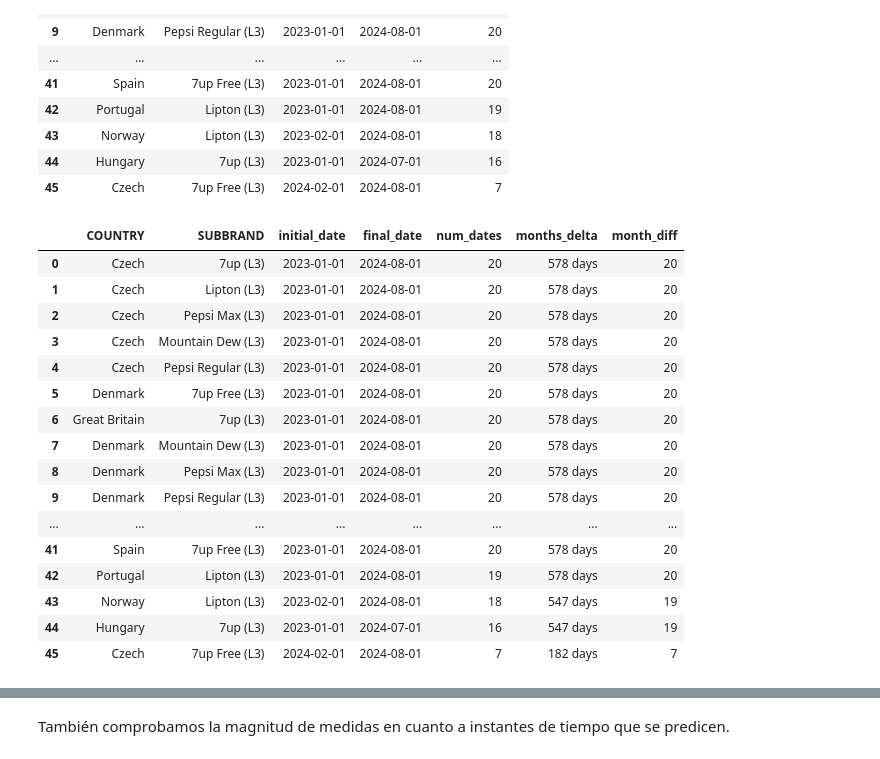
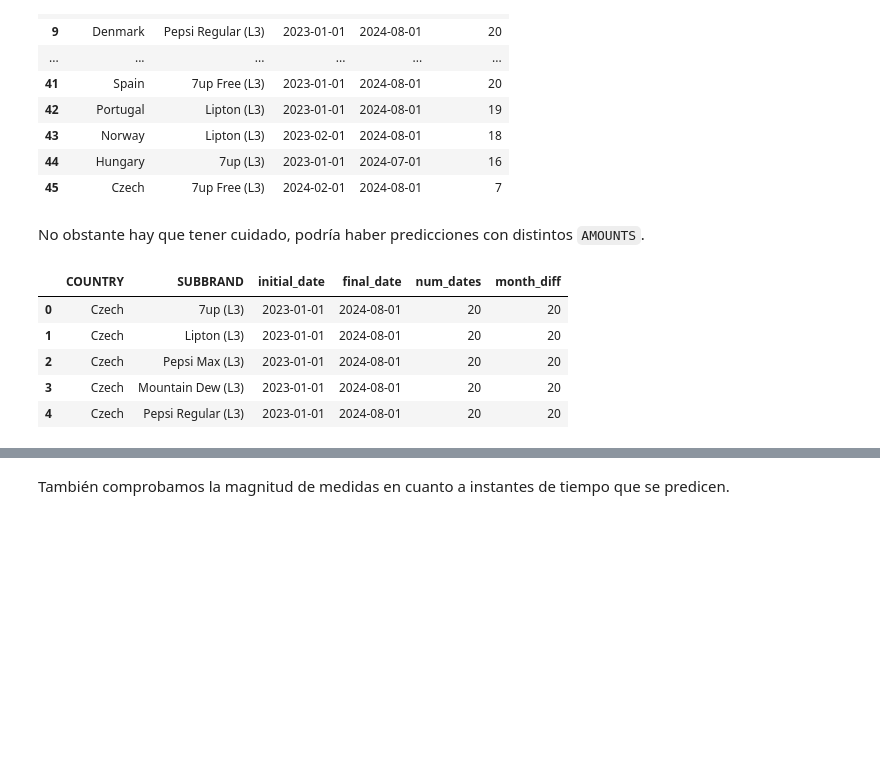
Before and after one commit to Alf-caput/data-visualization, a Jupyter notebook: ejercicios-clase/ejercicio3.ipynb, the cells around one changed output, grey strips where cells are left out. Saved outputs shown, nothing was run; the diff lists cells and outputs as text; code cells hidden in the pictures; blank space fills up the shorter version.

Commit message:
Check num_dates vs month_diff

```diff
--- a/ejercicios-clase/ejercicio3.ipynb
+++ b/ejercicios-clase/ejercicio3.ipynb
@@ -259,24 +259,15 @@ actuals_dates_registered
 | 43 | Norway | Lipton (L3) | 2023-02-01 | 2024-08-01 | 18 |
 | 44 | Hungary | 7up (L3) | 2023-01-01 | 2024-07-01 | 16 |
 | 45 | Czech | 7up Free (L3) | 2024-02-01 | 2024-08-01 | 7 |
+# %% [markdown]
+No obstante hay que tener cuidado, podría haber predicciones con distintos `AMOUNTS`.
 # %%
 actuals_dates_registered['month_diff'] = (actuals_dates_registered["final_date"].dt.to_period("M") - actuals_dates_registered["initial_date"].dt.to_period("M")).apply(lambda x: x.n + 1)
-actuals_dates_registered
+actuals_dates_registered.head()
 # %% [output]
-|  | COUNTRY | SUBBRAND | initial_date | final_date | num_dates | months_delta | month_diff |
-| 0 | Czech | 7up (L3) | 2023-01-01 | 2024-08-01 | 20 | 578 days | 20 |
-| 1 | Czech | Lipton (L3) | 2023-01-01 | 2024-08-01 | 20 | 578 days | 20 |
-| 2 | Czech | Pepsi Max (L3) | 2023-01-01 | 2024-08-01 | 20 | 578 days | 20 |
-| 3 | Czech | Mountain Dew (L3) | 2023-01-01 | 2024-08-01 | 20 | 578 days | 20 |
-| 4 | Czech | Pepsi Regular (L3) | 2023-01-01 | 2024-08-01 | 20 | 578 days | 20 |
-| 5 | Denmark | 7up Free (L3) | 2023-01-01 | 2024-08-01 | 20 | 578 days | 20 |
-| 6 | Great Britain | 7up (L3) | 2023-01-01 | 2024-08-01 | 20 | 578 days | 20 |
-| 7 | Denmark | Mountain Dew (L3) | 2023-01-01 | 2024-08-01 | 20 | 578 days | 20 |
-| 8 | Denmark | Pepsi Max (L3) | 2023-01-01 | 2024-08-01 | 20 | 578 days | 20 |
-| 9 | Denmark | Pepsi Regular (L3) | 2023-01-01 | 2024-08-01 | 20 | 578 days | 20 |
-| ... | ... | ... | ... | ... | ... | ... | ... |
-| 41 | Spain | 7up Free (L3) | 2023-01-01 | 2024-08-01 | 20 | 578 days | 20 |
-| 42 | Portugal | Lipton (L3) | 2023-01-01 | 2024-08-01 | 19 | 578 days | 20 |
-| 43 | Norway | Lipton (L3) | 2023-02-01 | 2024-08-01 | 18 | 547 days | 19 |
-| 44 | Hungary | 7up (L3) | 2023-01-01 | 2024-07-01 | 16 | 547 days | 19 |
-| 45 | Czech | 7up Free (L3) | 2024-02-01 | 2024-08-01 | 7 | 182 days | 7 |
+|  | COUNTRY | SUBBRAND | initial_date | final_date | num_dates | month_diff |
+| 0 | Czech | 7up (L3) | 2023-01-01 | 2024-08-01 | 20 | 20 |
+| 1 | Czech | Lipton (L3) | 2023-01-01 | 2024-08-01 | 20 | 20 |
+| 2 | Czech | Pepsi Max (L3) | 2023-01-01 | 2024-08-01 | 20 | 20 |
+| 3 | Czech | Mountain Dew (L3) | 2023-01-01 | 2024-08-01 | 20 | 20 |
+| 4 | Czech | Pepsi Regular (L3) | 2023-01-01 | 2024-08-01 | 20 | 20 |
```
Also changed, not shown: parts of 3 cells of this notebook.
